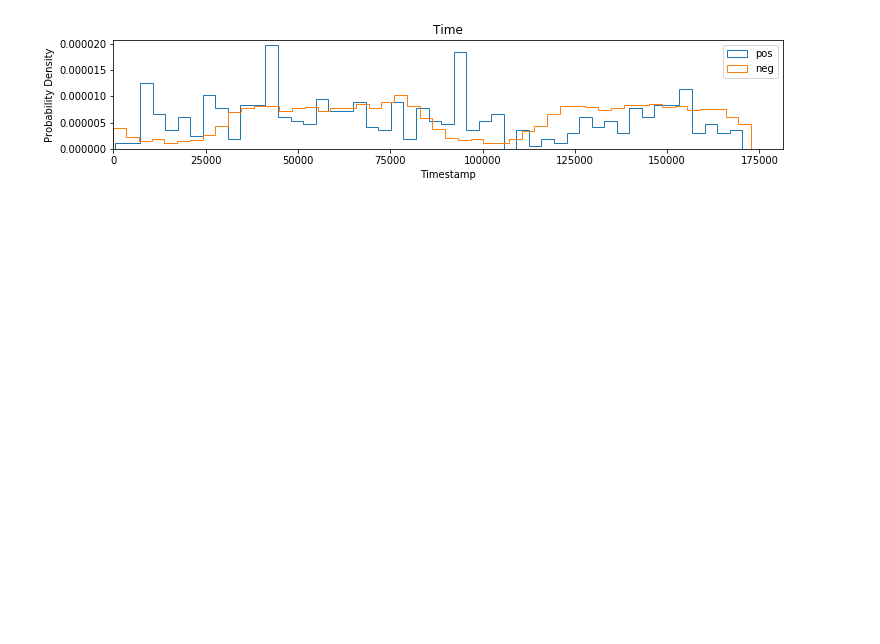
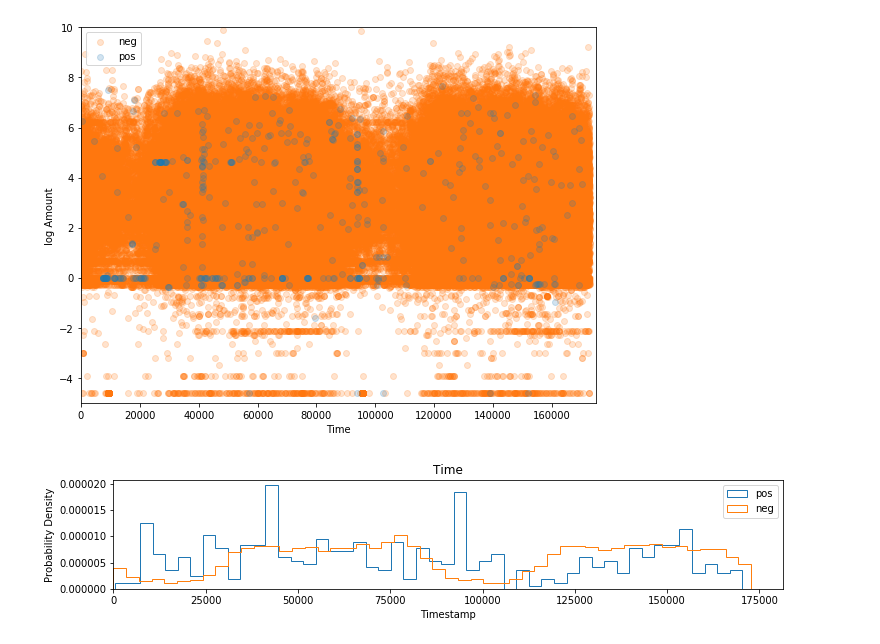
Before and after one commit to mgxnzhu/mlpproject, a Jupyter notebook: notebooks/Data_Preprocession.ipynb, the cells around one changed output. Cells and saved outputs as stored; diff of their text form; code cells hidden in the pictures; blank space fills up the shorter version.

```diff
--- a/notebooks/Data_Preprocession.ipynb
+++ b/notebooks/Data_Preprocession.ipynb
@@ -19,3 +42,19 @@ data.loc[:,'V1':'Amount'] = data.loc[:,'V1':'Amount'].apply(lambda x: (x-x.mean(
+# %%
+pos_data = data[data["Class"]==1]
+neg_data = data[data["Class"]==0]
+fig = plt.figure(figsize=(8,6))
+plt.scatter(neg_data['Time'], neg_data['Amount'], label='neg', alpha=0.2, color='#ff770e')
+plt.scatter(pos_data['Time'], pos_data['Amount'], label='pos', alpha=0.8, color='#1f77b4')
+plt.xlabel('Time')
+plt.ylabel('log Amount')
+plt.xlim(0, 175000)
+plt.ylim(-5, 10)
+plt.legend()
+plt.draw()
+plt.tight_layout()
+plt.savefig("TimeVsAmount.pdf")
+# %% [output]
+[figure, added]
 # %%
 # plot the histograms of data in each axises
 plot=True
```
Also changed, not shown: parts of 7 cells of this notebook, 9 other files.
